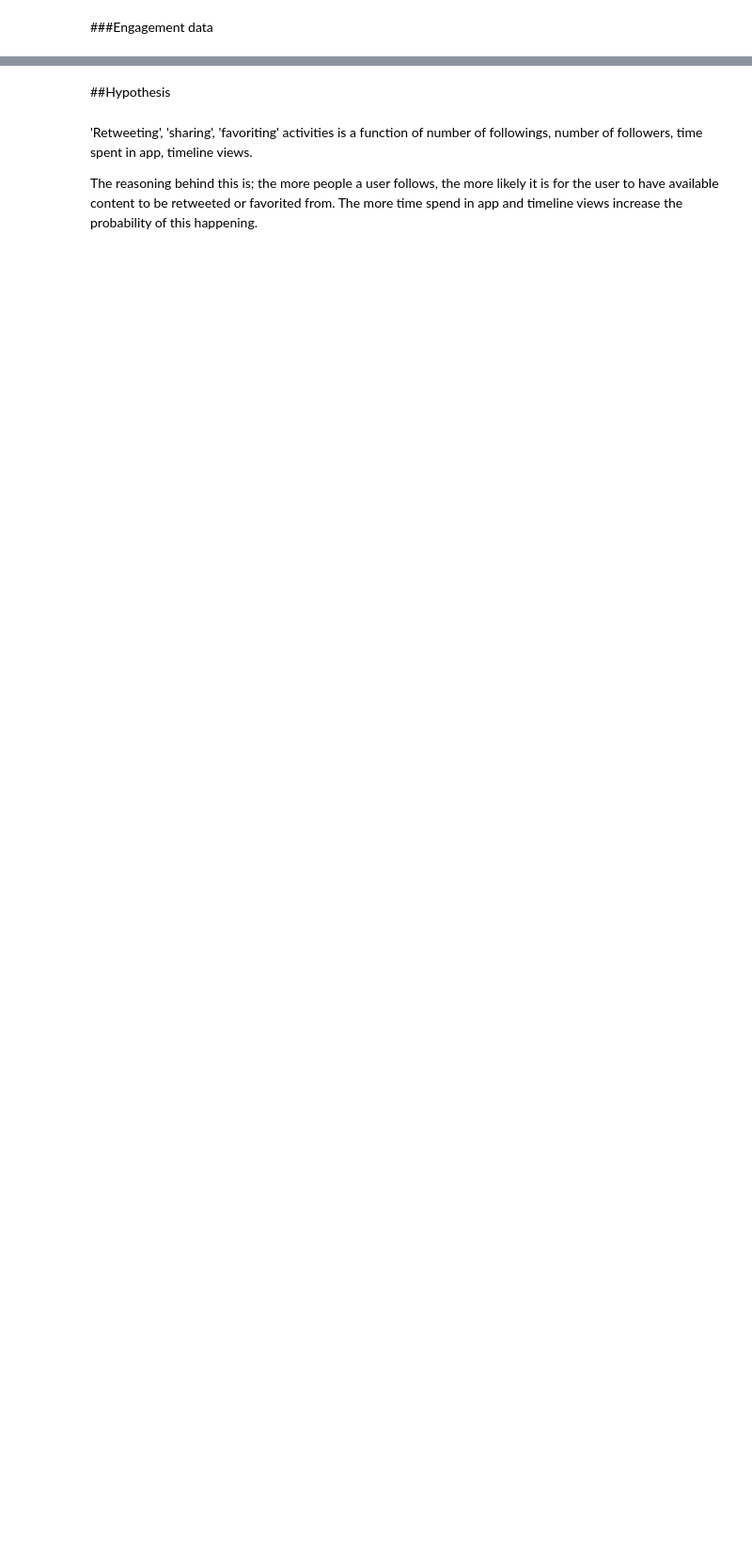
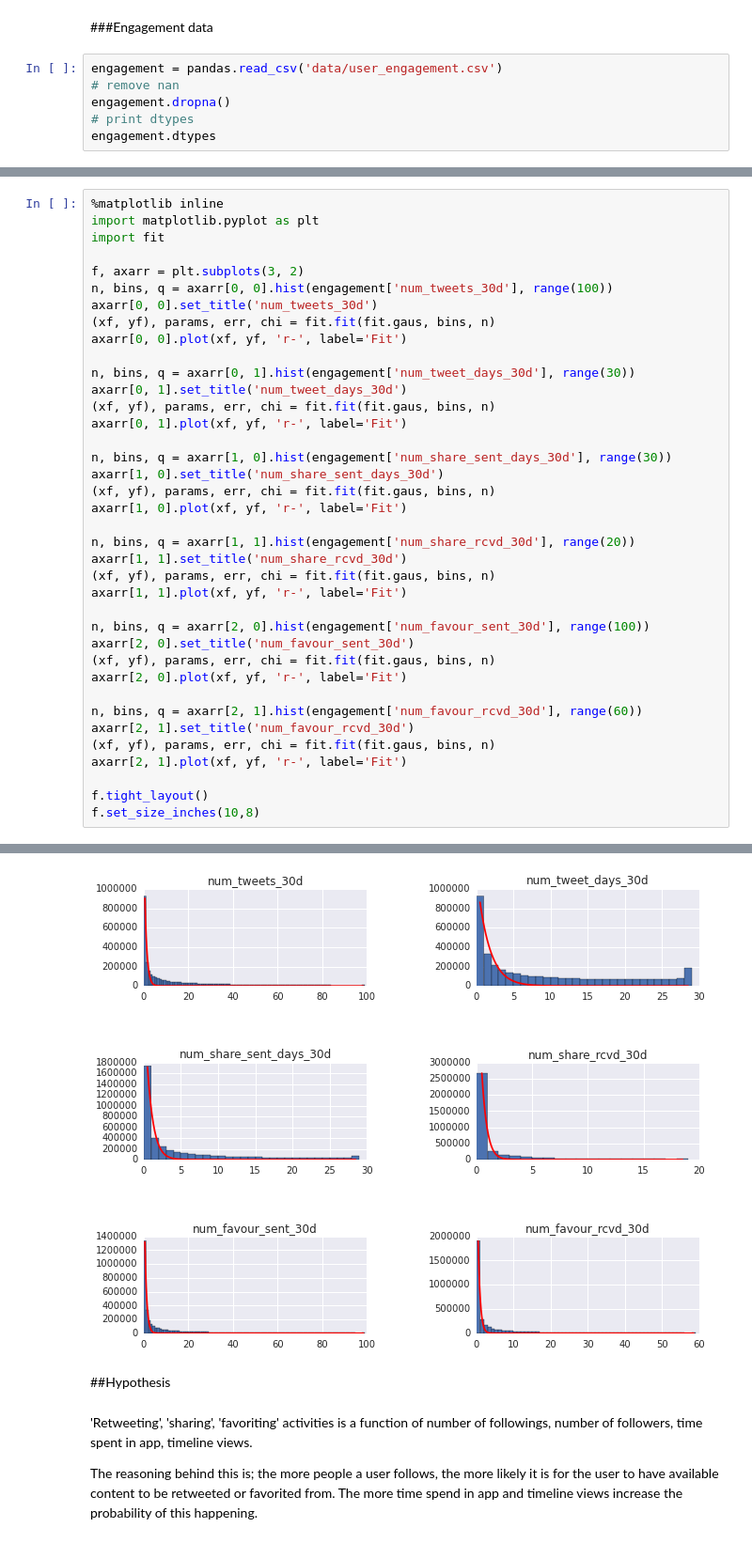
Before and after one commit to ManasHardas/twitter-data-challenge, a Jupyter notebook: exploratory-data-analysis.ipynb, the cells around one changed output, grey strips where cells are left out. Shown: that part at 94% size. Saved outputs shown, nothing was run; the diff lists cells and outputs as text; blank space fills up the shorter version.

```diff
--- a/exploratory-data-analysis.ipynb
+++ b/exploratory-data-analysis.ipynb
@@ -66,2 +85,8 @@ f.tight_layout()
 # %% [markdown]
 ###Engagement data
+# %%
+engagement = pandas.read_csv('data/user_engagement.csv')
+# remove nan
+engagement.dropna()
+# print dtypes
+engagement.dtypes
@@ -67,0 +118,39 @@ f.tight_layout()
+# %%
+%matplotlib inline
+import matplotlib.pyplot as plt
+import fit
+
+f, axarr = plt.subplots(3, 2)
+n, bins, q = axarr[0, 0].hist(engagement['num_tweets_30d'], range(100))
+axarr[0, 0].set_title('num_tweets_30d')
+(xf, yf), params, err, chi = fit.fit(fit.gaus, bins, n)
+axarr[0, 0].plot(xf, yf, 'r-', label='Fit')
+
+n, bins, q = axarr[0, 1].hist(engagement['num_tweet_days_30d'], range(30))
+axarr[0, 1].set_title('num_tweet_days_30d')
+(xf, yf), params, err, chi = fit.fit(fit.gaus, bins, n)
+axarr[0, 1].plot(xf, yf, 'r-', label='Fit')
+
+n, bins, q = axarr[1, 0].hist(engagement['num_share_sent_days_30d'], range(30))
+axarr[1, 0].set_title('num_share_sent_days_30d')
+(xf, yf), params, err, chi = fit.fit(fit.gaus, bins, n)
+axarr[1, 0].plot(xf, yf, 'r-', label='Fit')
+
+n, bins, q = axarr[1, 1].hist(engagement['num_share_rcvd_30d'], range(20))
+axarr[1, 1].set_title('num_share_rcvd_30d')
+(xf, yf), params, err, chi = fit.fit(fit.gaus, bins, n)
+axarr[1, 1].plot(xf, yf, 'r-', label='Fit')
+
+n, bins, q = axarr[2, 0].hist(engagement['num_favour_sent_30d'], range(100))
+axarr[2, 0].set_title('num_favour_sent_30d')
+(xf, yf), params, err, chi = fit.fit(fit.gaus, bins, n)
+axarr[2, 0].plot(xf, yf, 'r-', label='Fit')
+
+n, bins, q = axarr[2, 1].hist(engagement['num_favour_rcvd_30d'], range(60))
+axarr[2, 1].set_title('num_favour_rcvd_30d')
+(xf, yf), params, err, chi = fit.fit(fit.gaus, bins, n)
+axarr[2, 1].plot(xf, yf, 'r-', label='Fit')
+
+f.tight_layout()
+f.set_size_inches(10,8)
+# %% [output]
@@ -68,3 +163,4 @@ f.tight_layout()
+[figure, added]
 # %% [markdown]
 ##Hypothesis
 # %% [markdown]
```
Also changed, not shown: parts of 6 cells of this notebook, 1 other file.
